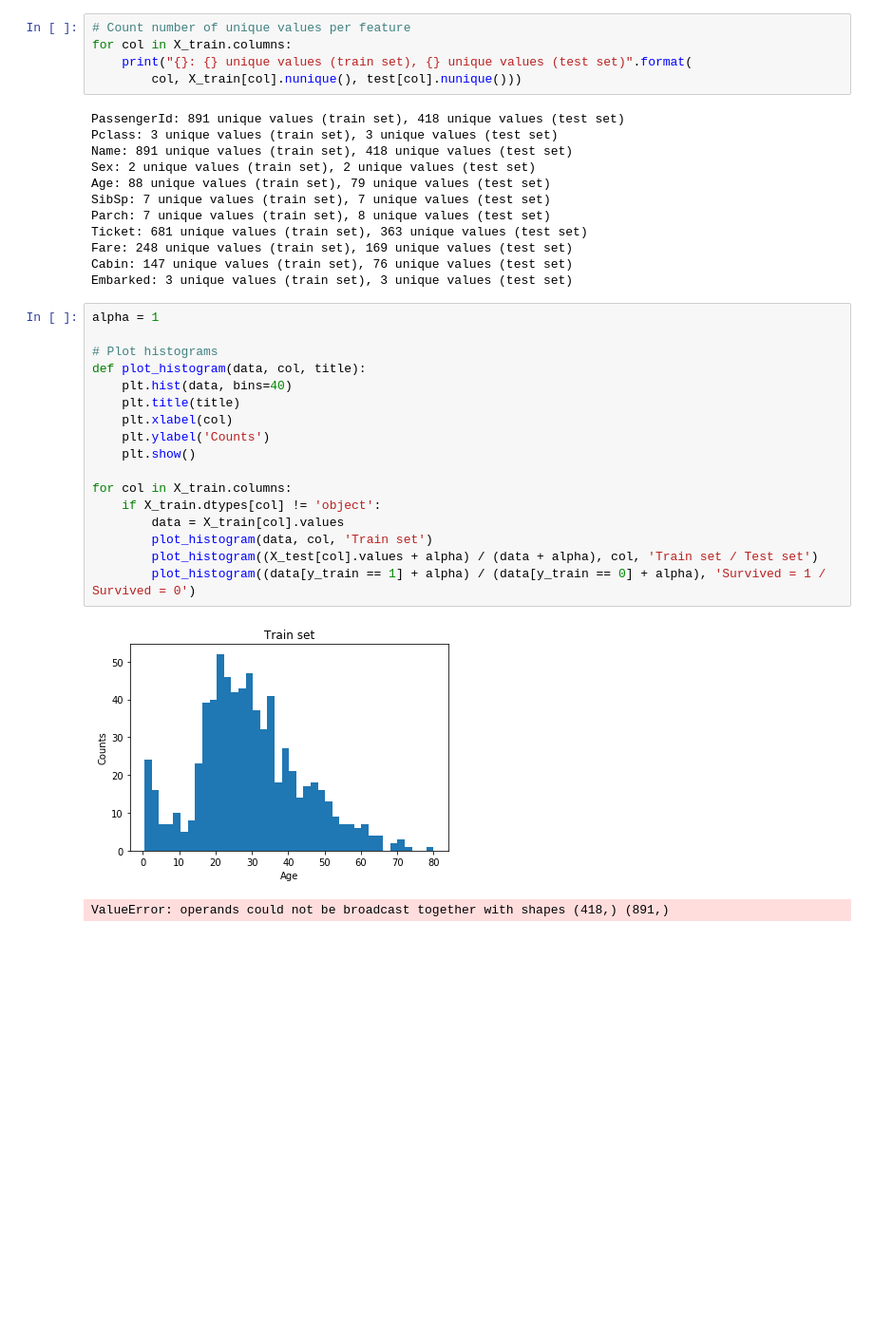
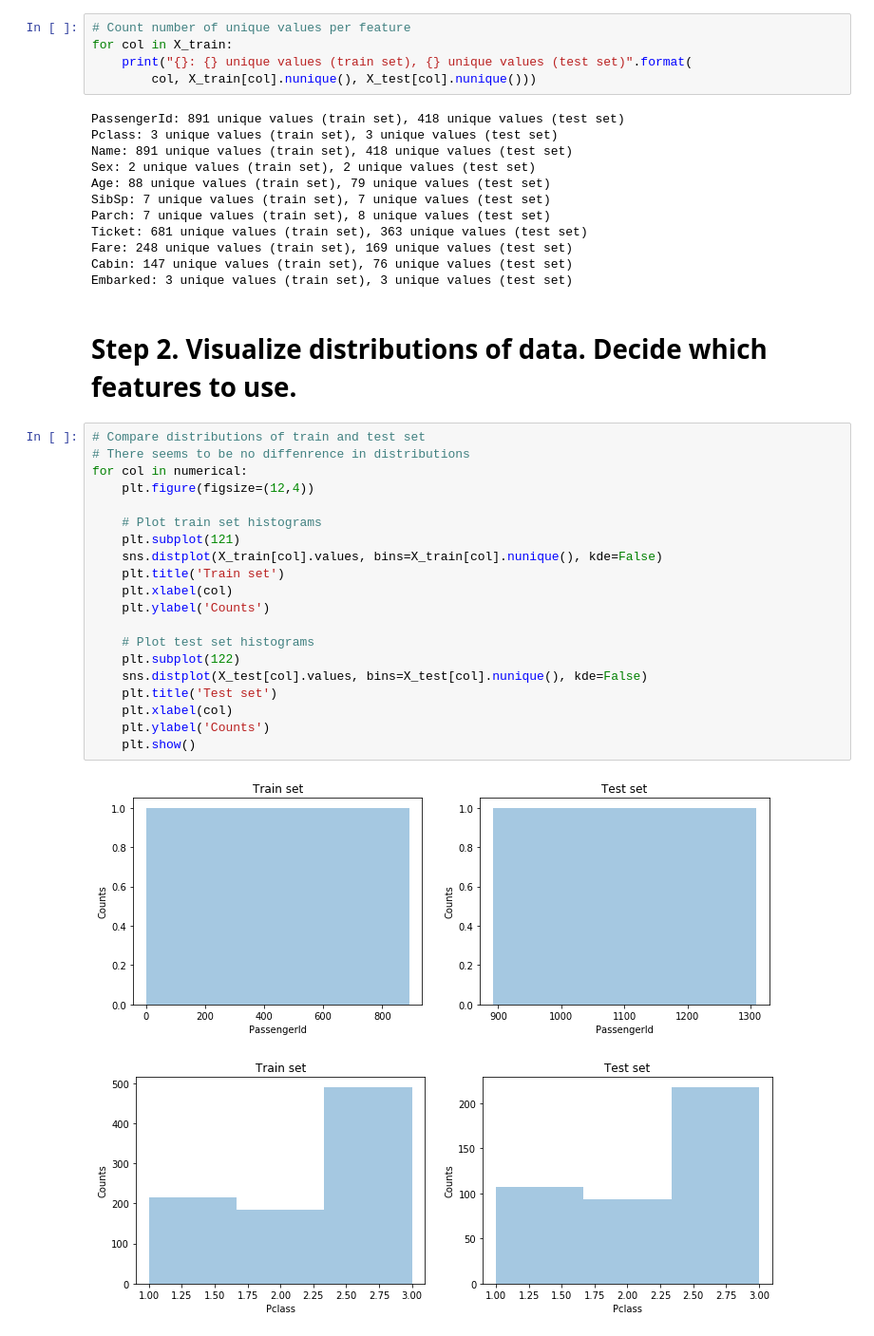
Before and after one commit to charleslagace/TitanicML, a Jupyter notebook: EDA.ipynb, the cells around one changed output. Shown: that part at 95% size. Drawn from its saved outputs; the diff is of its cells as text; blank space fills up the shorter version.

```diff
--- a/EDA.ipynb
+++ b/EDA.ipynb
@@ -88,8 +108,8 @@ X_test[categorical].describe()
 # %%
 # Count number of unique values per feature
-for col in X_train.columns:
+for col in X_train:
     print("{}: {} unique values (train set), {} unique values (test set)".format(
-        col, X_train[col].nunique(), test[col].nunique()))
+        col, X_train[col].nunique(), X_test[col].nunique()))
 # %% [output]
 PassengerId: 891 unique values (train set), 418 unique values (test set)
 Pclass: 3 unique values (train set), 3 unique values (test set)
@@ -102,23 +122,28 @@ Ticket: 681 unique values (train set), 363 unique values (test set)
 Fare: 248 unique values (train set), 169 unique values (test set)
 Cabin: 147 unique values (train set), 76 unique values (test set)
 Embarked: 3 unique values (train set), 3 unique values (test set)
-# %%
-alpha = 1
-
-# Plot histograms
-def plot_histogram(data, col, title):
-    plt.hist(data, bins=40)
-    plt.title(title)
-    plt.xlabel(col)
-    plt.ylabel('Counts')
-    plt.show()
-
-for col in X_train.columns:
-    if X_train.dtypes[col] != 'object':
-        data = X_train[col].values
-        plot_histogram(data, col, 'Train set')
-        plot_histogram((X_test[col].values + alpha) / (data + alpha), col, 'Train set / Test set')
-        plot_histogram((data[y_train == 1] + alpha) / (data[y_train == 0] + alpha), 'Survived = 1 / Survived = 0')
-# %% [output]
-[figure, removed]
-ValueError: operands could not be broadcast together with shapes (418,) (891,)
+# %% [markdown]
+# Step 2. Visualize distributions of data. Decide which features to use.
+# %%
+# Compare distributions of train and test set
+# There seems to be no diffenrence in distributions
+for col in numerical:
+    plt.figure(figsize=(12,4))
+
+    # Plot train set histograms
+    plt.subplot(121)
+    sns.distplot(X_train[col].values, bins=X_train[col].nunique(), kde=False)
+    plt.title('Train set')
+    plt.xlabel(col)
+    plt.ylabel('Counts')
+
+    # Plot test set histograms
+    plt.subplot(122)
+    sns.distplot(X_test[col].values, bins=X_test[col].nunique(), kde=False)
+    plt.title('Test set')
+    plt.xlabel(col)
+    plt.ylabel('Counts')
+    plt.show()
+# %% [output]
+[figure, added]
+[figure, added]
```
Also changed, not shown: parts of 12 cells of this notebook, 2 other files.
